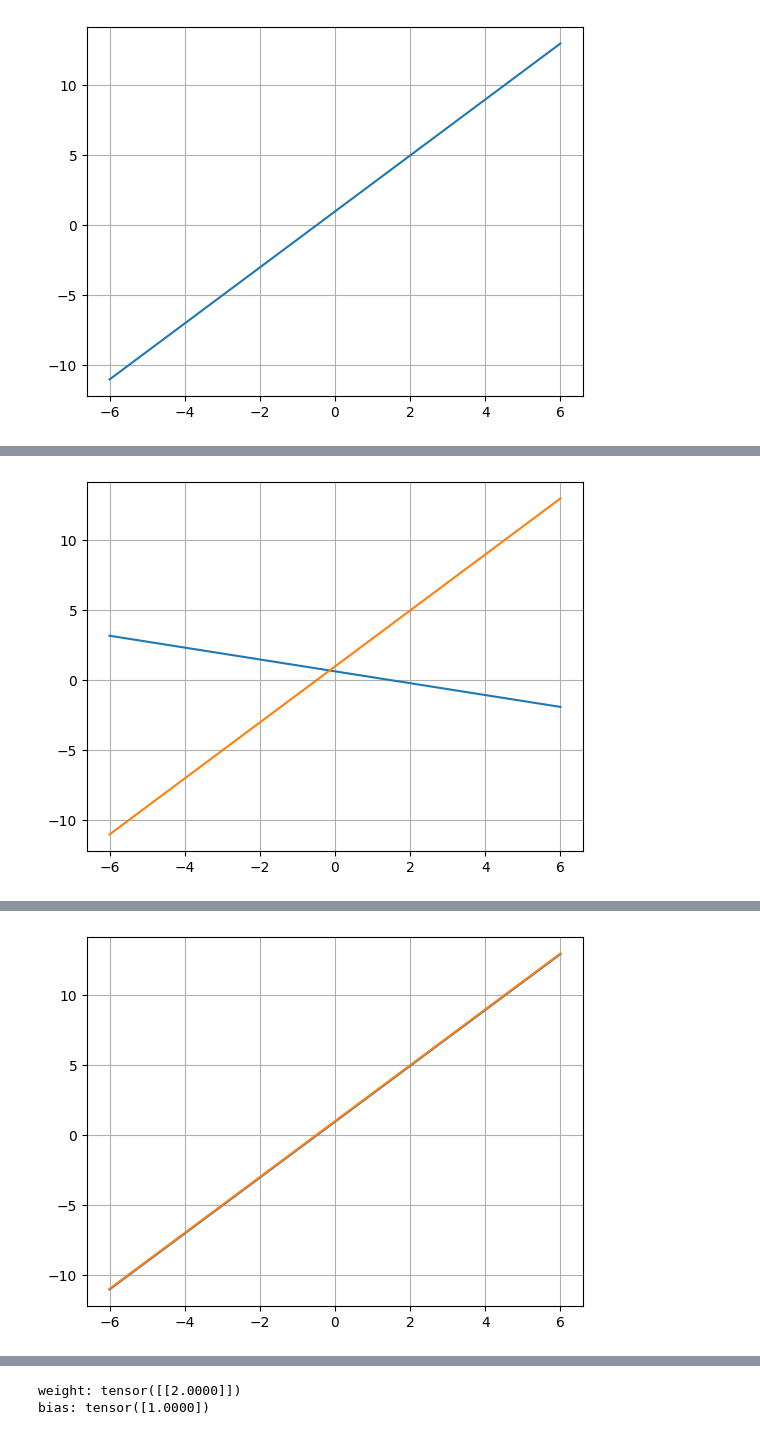
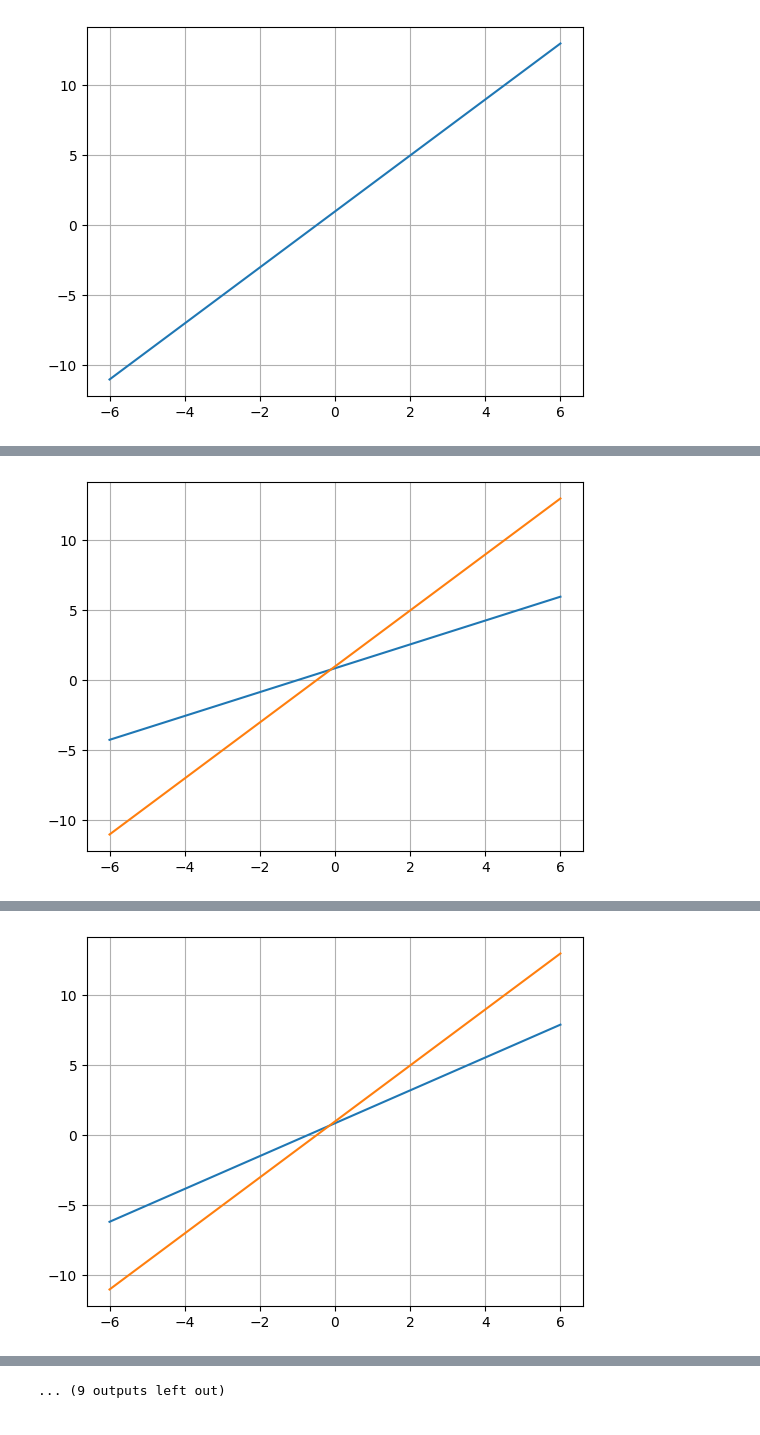
Before and after one commit to brianberns/PyTorchNotebook, a Jupyter notebook: PyTorch.ipynb, the cells around one changed output, grey strips where cells are left out. Saved outputs shown, nothing was run; the diff lists cells and outputs as text; code cells hidden in the pictures.

```diff
--- a/PyTorch.ipynb
+++ b/PyTorch.ipynb
@@ -319,18 +319,17 @@ lossFunc = nn.MSELoss()
 optimizer = torch.optim.SGD(model.parameters(), lr=0.01)
 
 # training loop
-for epoch in range(501):
+for epoch in range(10):
 
     # forward pass
     yPrediction = model(xBatch)
     loss = lossFunc(yPrediction, yTarget)
-    if epoch % 100 == 0:
-        print("Epoch {}, loss {}".format(epoch, loss))
-        with torch.no_grad():
-            plt.plot(xBatch, yPrediction)
-            plt.plot(xBatch, yTarget)
-        plt.grid()
-        plt.show()
+    print("Epoch {}, loss {}".format(epoch, loss))
+    with torch.no_grad():
+        plt.plot(xBatch, yPrediction)
+        plt.plot(xBatch, yTarget)
+    plt.grid()
+    plt.show()
 
     # backward pass
     optimizer.zero_grad()
@@ -344 +343 @@ Epoch 0, loss 82.36044311523438
-[figure, old version]
+[figure, new version]
@@ -346 +345 @@ Epoch 100, loss 0.00210580020211637
-[figure, old version]
+[figure, new version]
@@ -355,2 +354 @@ Epoch 500, loss 2.0210567941436608e-10
-weight: tensor([[2.0000]])
-bias: tensor([1.0000])
+... (9 outputs left out)
```
Also changed, not shown: parts of 5 cells of this notebook.
